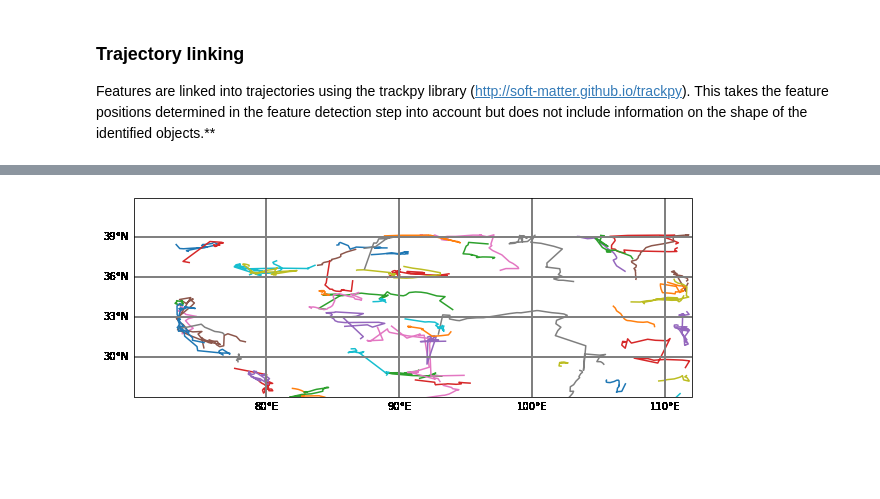
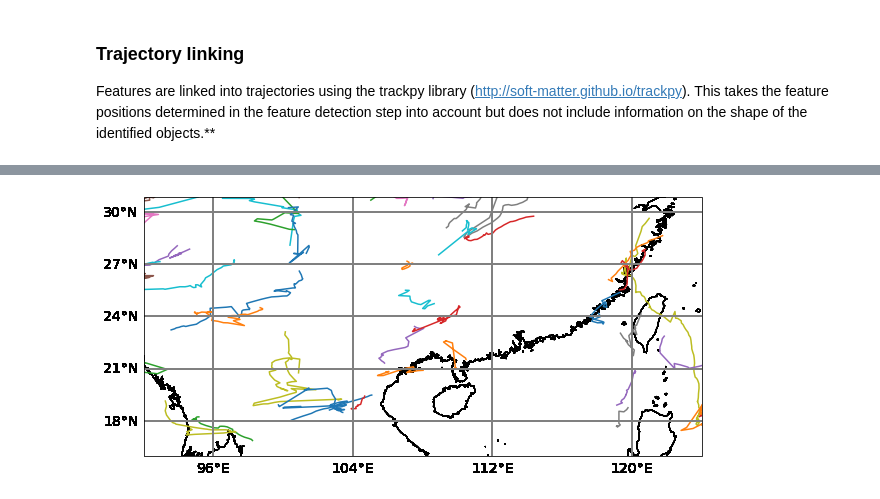
Before and after one commit to tobac-project/tobac-tutorials, a Jupyter notebook: tutorials/Example_vorticity_tracking_model/Example_vorticity_tracking_model.ipynb, the cells around one changed output, grey strips where cells are left out. Cells and saved outputs as stored; diff of their text form; code cells hidden in the pictures; blank space fills up the shorter version.

Commit message:
added data download and changed example to a better show case

```diff
--- a/tutorials/Example_vorticity_tracking_model/Example_vorticity_tracking_model.ipynb
+++ b/tutorials/Example_vorticity_tracking_model/Example_vorticity_tracking_model.ipynb
@@ -35 +40,6 @@ data_out= Path('../')
+# %%
+# change this location if you want to save the downloaded data elsewhere
+data_out= Path('../data')
+if data_out.exists() is False:
+    data_out.mkdir()
 # %%
@@ -48,14 +53,12 @@ data_out= Path('../')
 # %%
 # Load Data from downloaded file:
-data_file = Path(data_out/ 'data'/ 'rv500hpa_CPTP-4km_ECMWF-ERA5_r1i1p1_NCAR-WRF421P_20080718-20080721.nc')
+data_file = Path(data_out/ 'Example_input_vorticity_model.nc')
 ds = xr.open_dataset(data_file)
-
 # get variables
-relative_vorticity = ds.relative_vorticity
+relative_vorticity = ds.rv500
 lats = ds.latitude
 lons = ds.longitude
 
-
 # check out what the data looks like
 ds
 # %% [output]
@@ -260,6 +345,6 @@ parameters_linking['time_cell_min']= 12*dt
 parameters_linking['method_linking']= 'predict'
 # %%
 # Perform linking and save results to file:
-Track=tobac.themes.tobac_v1.linking_trackpy(Features, relative_vorticity ,dt=dt,dxy=4000,**parameters_linking)
+Track=tobac.themes.tobac_v1.linking_trackpy(Features, relative_vorticity ,dt=dt,dxy=dxy ,**parameters_linking)
 Track.to_netcdf(savedir/ 'Track.nc')
 # %% [output]
@@ -269,8 +358,7 @@ Frame 95: 23 trajectories present.
 # %%
-axis_extent= [70,112,27,40]
 # Plot map with all individual tracks:
 import cartopy.crs as ccrs
 fig_map,ax_map=plt.subplots(figsize=(10,10),subplot_kw={'projection': ccrs.PlateCarree()})
-ax_map=tobac.plot.map_tracks(Track,axis_extent=axis_extent,axes=ax_map)
+ax_map= tobac.plot.map_tracks(Track,axis_extent= extent,axes=ax_map)
 # %% [output]
-[figure, old version]
+[figure, new version]
```
Also changed, not shown: parts of 36 cells of this notebook.
